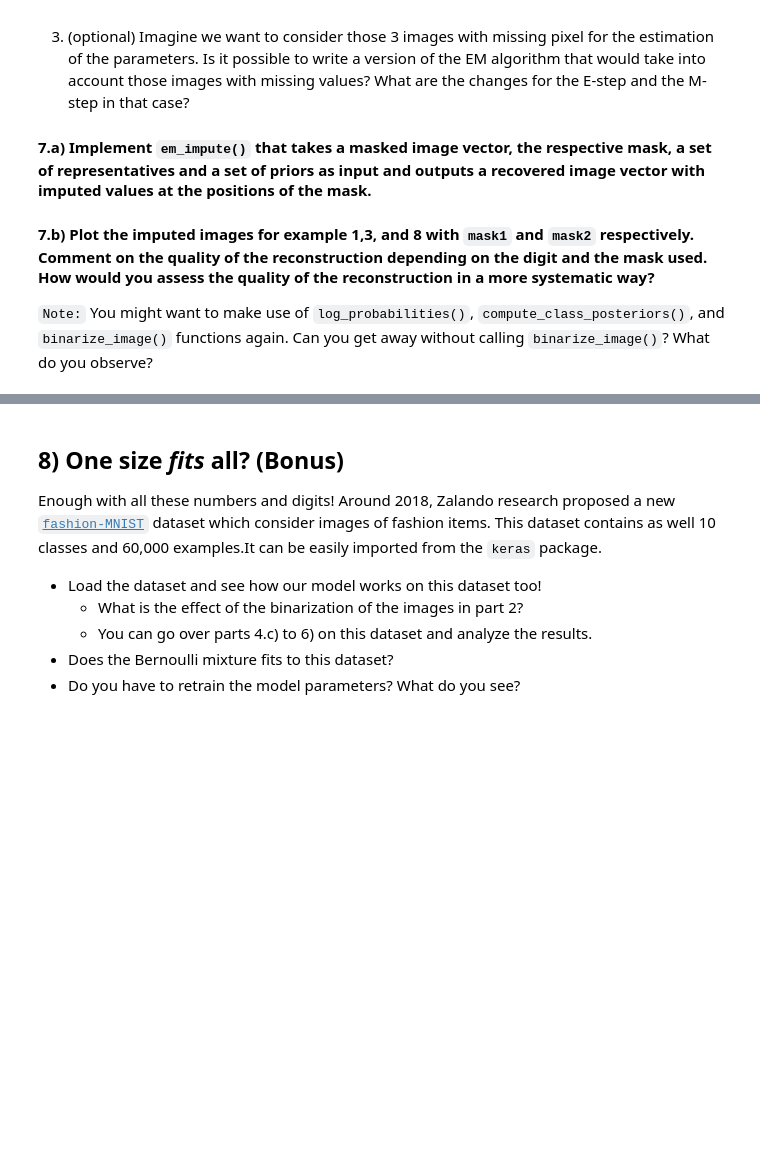
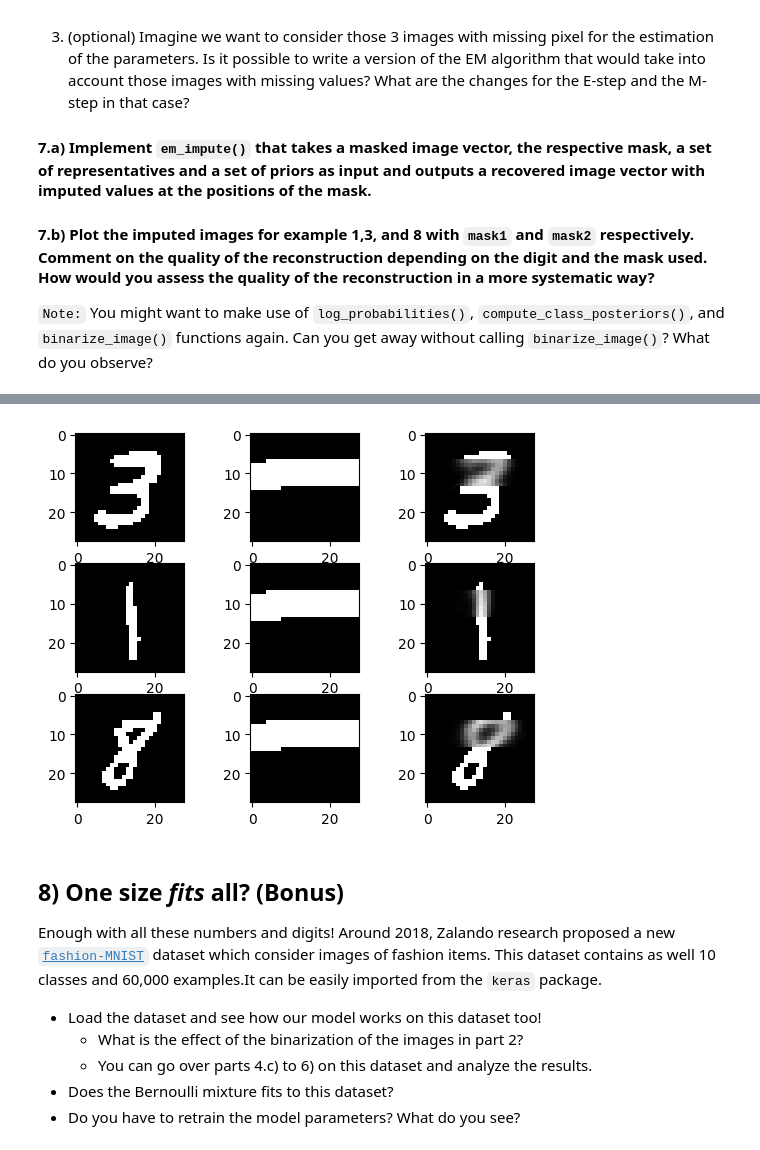
Before and after one commit to vincenteichhorn/cs-apml-assignments, a Jupyter notebook: src/03-mixture-model/Project_Mixture_model.ipynb, the cells around one changed output, grey strips where cells are left out. Drawn from its saved outputs; the diff is of its cells as text; code cells hidden in the pictures; blank space fills up the shorter version.

```diff
--- a/src/03-mixture-model/Project_Mixture_model.ipynb
+++ b/src/03-mixture-model/Project_Mixture_model.ipynb
@@ -675,17 +681,21 @@ def EM(X, K, max_iter=100, tol=1e-4, init="random"):
 
     likelihoods = [-float("inf")]
 
-    while likelihoods[-1] < tol and len(likelihoods) - 1 < max_iter:
+
+    while len(likelihoods) - 1 < max_iter:
         print(f"Iteration {len(likelihoods)}", end="\r")
         assignments, cond_log_likelihoods = E_step(X, representatives_lst, priors_lst)
-        likelihoods.append(cond_log_likelihoods.sum())
+        newll = cond_log_likelihoods.sum()
+        if abs(newll - likelihoods[-1]) < tol:
+            break
+        likelihoods.append(newll)
 
         representatives_lst, priors_lst = M_step(X, assignments, K)
 
     return representatives_lst, priors_lst, assignments, likelihoods[1:]
 
 N = 6000
-
+"""  """
 class_representatives_lst_10_kmeans, priors_lst_10_kmeans, assignments_10_kmeans, log_likelihoods_10_kmeans = EM(X_train_bin[:N], 10, init="kmeans++")
 class_representatives_lst_10_random, priors_lst_10_random, assignments_10_random, log_likelihoods_10_random = EM(X_train_bin[:N], 10, init="random")
 class_representatives_lst_20_kmeans, priors_lst_20_kmeans, assignments_20_kmeans, log_likelihoods_20_kmeans = EM(X_train_bin[:N], 20, init="kmeans++")
@@ -914,7 +926,8 @@ import time
 times = []
 nnls = []
 results = []
-for k in range(2, 20):
+ks = [2, 3, 4, 5, 6, 7, 8, 9, 10, 11, 12, 13, 14, 15, 16, 17, 18, 19, 20]
+for k in ks:
     print(f"Running EM for K={k}")
     start = time.time()
     class_representatives_lst_10, priors_lst, assignments, log_likelihoods = EM(X_train_bin[:N], k, init="random")
@@ -1033,36 +1106,69 @@ def em_impute(x_masked, mask, class_representatives, class_priors, K = 10):
     ----------
     X_masked : np.ndarray, shape (num_samples, d)
         Each row is a flattened image (some pixels missing or zeroed)
     mask : np.ndarray, shape (d,)
         Boolean array: True for observed pixels, False for missing ones
     class_representatives : np.ndarray, shape (K, d)
         Mean vectors estimated by EM (μ_k)
     class_priors : np.ndarray, shape (K,)
         Prior probabilities for each class (π_k)
 
     Returns
     -------
     X_imputed : np.ndarray, shape (n_samples, d)
         Reconstructed images with missing pixels imputed.
     """
 
     class_representatives = np.array(class_representatives)
     x_masked = np.array(x_masked).astype(float)
 
     # Visible pixels
     x_vis = x_masked[mask]
+    class_representatives_vis = class_representatives[:, mask]
+    # Compute posterior probabilities for visible pixels
+    log_priors = np.log(class_priors)
+    log_likelihoods = np.vstack([log_probabilities(x_vis[np.newaxis, :], class_repr) for class_repr in class_representatives_vis])
+    denominator = logsumexp(log_likelihoods + log_priors[:, np.newaxis], axis=0)
+    posteriors = np.exp(log_likelihoods + log_priors[:, np.newaxis] - denominator).flatten() # shape (K,)
+
+    # Impute missing pixels
+    x_imputed = x_masked.copy()
+    class_representatives_miss = class_representatives[:, ~mask]
+    imputed_values = np.dot(posteriors, class_representatives_miss)
+    x_imputed[~mask] = imputed_values
+    # x_imputed = binarize_image(x_imputed, threshold=0.5)
+    return x_imputed
+
     #Your code here
 
 
 
-class_representatives_lst, priors_lst, assignments, log_likelihoods
+class_representatives_lst, priors_lst, assignments, log_likelihoods = results[18]  # K=20
 example_1_imputed = em_impute(example_1_masked, mask1, class_representatives_lst, priors_lst, K = 20)
 example_3_imputed = em_impute(example_3_masked, mask1, class_representatives_lst, priors_lst, K = 20)
 example_8_imputed = em_impute(example_8_masked, mask1, class_representatives_lst, priors_lst, K = 20)
 
+plt.subplot(3, 3, 1)
+plt.imshow(example_3_X_bin_mat, cmap = 'grey')
+plt.subplot(3, 3, 2)
+plt.imshow(recover_image_matrix(example_3_masked), cmap = 'grey')
+plt.subplot(3, 3, 3)
+plt.imshow(recover_image_matrix(example_3_imputed), cmap = 'grey')
+plt.subplot(3, 3, 4)
+plt.imshow(example_1_X_bin_mat, cmap = 'grey')
+plt.subplot(3, 3, 5)
+plt.imshow(recover_image_matrix(example_1_masked), cmap = 'grey')
+plt.subplot(3, 3, 6)
+plt.imshow(recover_image_matrix(example_1_imputed), cmap = 'grey')
+plt.subplot(3, 3, 7)
 plt.imshow(example_8_X_bin_mat, cmap = 'grey')
-plt.imshow(recover_image_matrix(example_3_masked), cmap = 'grey')
-plt.imshow(recover_image_matrix(example_3_imputed), cmap = 'grey')
+plt.subplot(3, 3, 8)
+plt.imshow(recover_image_matrix(example_8_masked), cmap = 'grey')
+plt.subplot(3, 3, 9)
+plt.imshow(recover_image_matrix(example_8_imputed), cmap = 'grey')
+plt.show()
+# %% [output]
+[figure, added]
 # %% [markdown]
 ## 8) One size _fits_ all? (Bonus)
 
```
Also changed, not shown: parts of 12 cells of this notebook.
